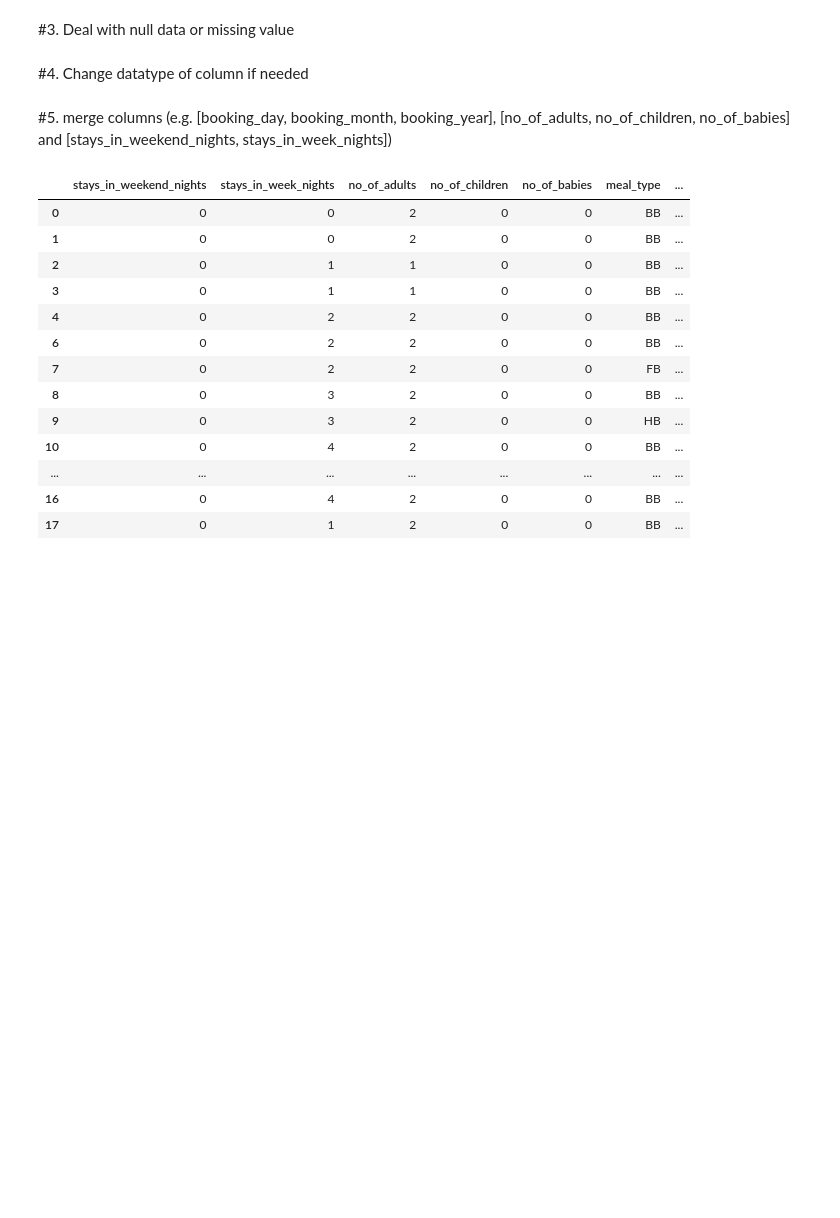
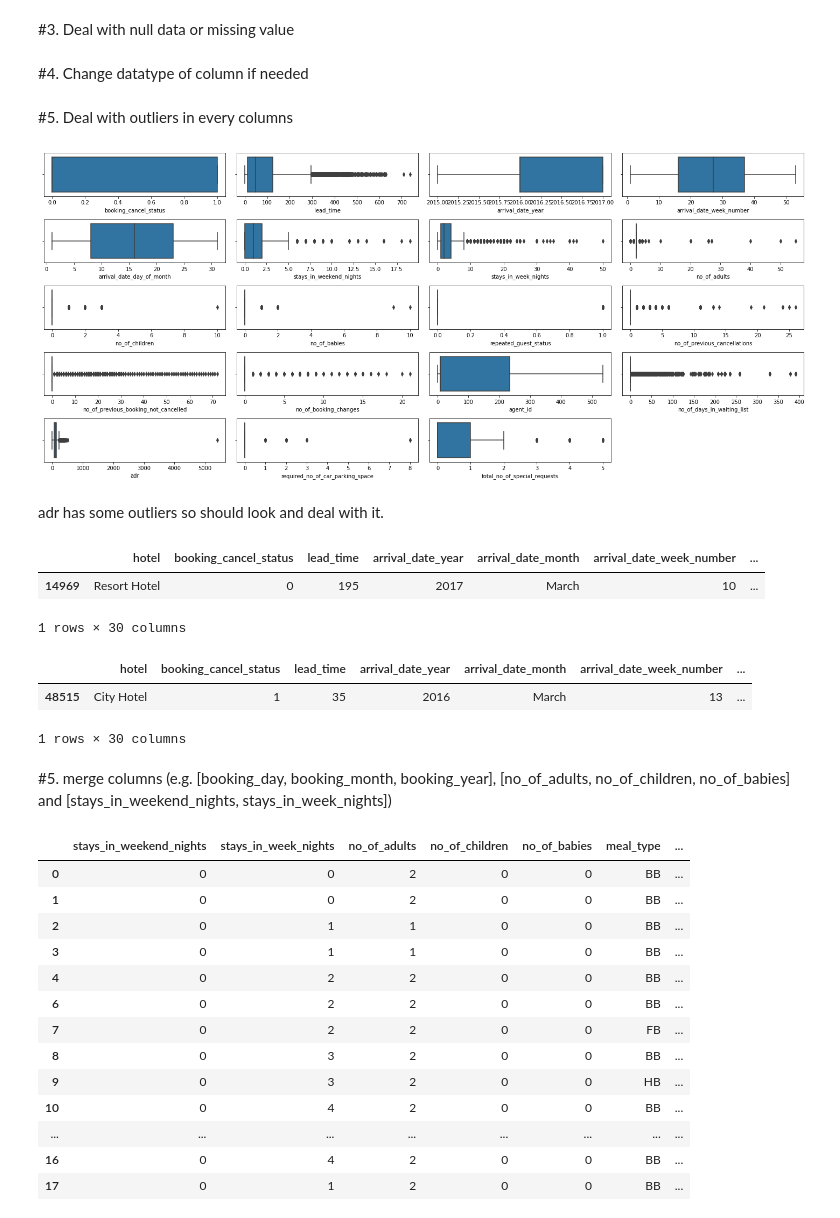
Before and after one commit to niteshavagabond/Hotel-Booking-analysis, a Jupyter notebook: Hotel_Booking_Analysis_Capstone_Project.ipynb, the cells around one changed output. Saved outputs shown, nothing was run; the diff lists cells and outputs as text; code cells hidden in the pictures; blank space fills up the shorter version.

```diff
--- a/Hotel_Booking_Analysis_Capstone_Project.ipynb
+++ b/Hotel_Booking_Analysis_Capstone_Project.ipynb
@@ -467,0 +225,24 @@ hdf['reservation_status_date']=hdf['reservation_status_date'].apply(lambda x : d
+# %% [markdown]
+#5. Deal with outliers in every columns
+# %%
+import warnings
+warnings.simplefilter(action='ignore',category=FutureWarning)
+plt.figure(figsize = (20, 10))
+num_it = 1
+
+for col in hdf.describe().columns:
+    plt.subplot(6,4,num_it)
+    sns.boxplot(hdf[col])
+    num_it+=1
+
+plt.tight_layout()
+# %% [output]
+[figure, added]
+# %% [markdown]
+adr has some outliers so should look and deal with it.
+# %%
+hdf[hdf['adr']<0] #only 1 negative row in adr so we will drop it
+# %% [output]
+|  | hotel | booking_cancel_status | lead_time | arrival_date_year | arrival_date_month | arrival_date_week_number | ... |
+| 14969 | Resort Hotel | 0 | 195 | 2017 | March | 10 | ... |
+1 rows × 30 columns
@@ -467,0 +251,6 @@ hdf['reservation_status_date']=hdf['reservation_status_date'].apply(lambda x : d
+# %%
+hdf[hdf['adr']>5000] # only 1 row is present where adr=5400 so we should drop this row
+# %% [output]
+|  | hotel | booking_cancel_status | lead_time | arrival_date_year | arrival_date_month | arrival_date_week_number | ... |
+| 48515 | City Hotel | 1 | 35 | 2016 | March | 13 | ... |
+1 rows × 30 columns
```
Also changed, not shown: parts of 57 cells of this notebook.
